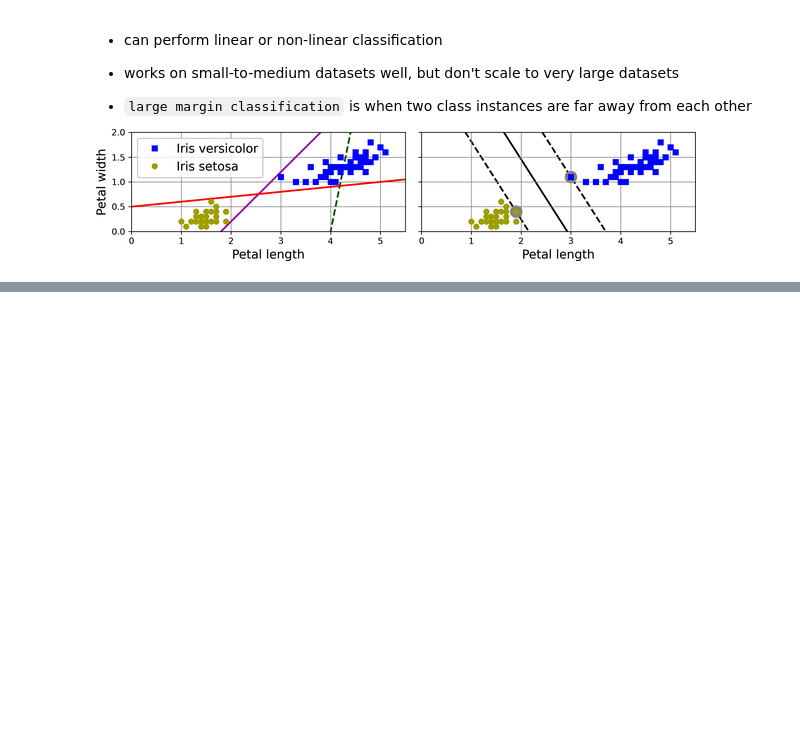
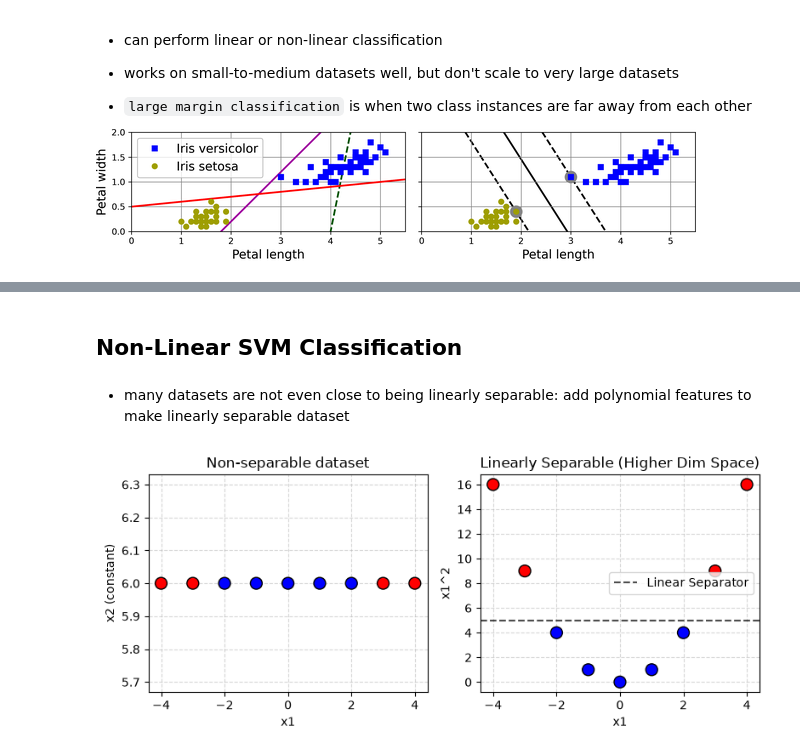
Before and after one commit to yusufjonc07/ML, a Jupyter notebook: experiments/SVM.ipynb, the cells around one changed output, grey strips where cells are left out. Cells and saved outputs as stored; diff of their text form; code cells hidden in the pictures; blank space fills up the shorter version.

```diff
--- a/experiments/SVM.ipynb
+++ b/experiments/SVM.ipynb
@@ -9,0 +77,56 @@
+# %% [markdown]
+## Non-Linear SVM Classification
+# %% [markdown]
+- many datasets are not even close to being linearly separable: add polynomial features to make linearly separable dataset
+# %%
+import numpy as np
+import pandas as pd
+import matplotlib.pyplot as plt
+from sklearn.preprocessing import PolynomialFeatures
+
+# 1. Create the DataFrame
+df = pd.DataFrame({
+   "x1": np.arange(-4, 5),
+   "x2": [6] * 9,
+   "y": (np.abs(np.arange(-4, 5)) > 2)
+})
+
+# FIX 1: Reference df["y"] correctly to build the color mapping array
+colors = [int(val) for val in df["y"]]
+
+# 2. Setup the side-by-side plots
+fig, (ax1, ax2) = plt.subplots(1, 2, figsize=(8, 3.5))
+
+# Plot 1: Original non-separable 1D/2D dataset
+ax1.scatter(df["x1"], df["x2"], c=colors, cmap="bwr", s=100, edgecolors='k', zorder=3)
+ax1.set_title("Non-separable dataset")
+ax1.set_xlabel("x1")
+ax1.set_ylabel("x2 (constant)")
+ax1.grid(True, linestyle="--", alpha=0.5)
+
+# 3. Apply polynomial transformation (degree=2 by default)
+poly = PolynomialFeatures()
+pol_df = poly.fit_transform(df[["x1", "x2"]])
+
+# FIX 2: Dynamic feature mapping for plotting
+# pol_df[:, 1] corresponds to 'x1'
+# pol_df[:, 3] corresponds to 'x1^2'
+x1_transformed = pol_df[:, 1]
+x1_squared = pol_df[:, 3]
+
+# Plot 2: Project data into higher-dimensional space where it's separable
+ax2.scatter(x1_transformed, x1_squared, c=colors, cmap="bwr", s=100, edgecolors='k', zorder=3)
+
+# Draw a visual linear decision boundary line showing complete separation
+ax2.axhline(y=5, color="black", linestyle="--", alpha=0.7, label="Linear Separator")
+
+ax2.set_title("Linearly Separable (Higher Dim Space)")
+ax2.set_xlabel("x1")
+ax2.set_ylabel("x1^2")
+ax2.grid(True, linestyle="--", alpha=0.5)
+ax2.legend()
+
+plt.tight_layout()
+plt.show()
+# %% [output]
+[figure, added]
```
Also changed, not shown: parts of 13 cells of this notebook.
